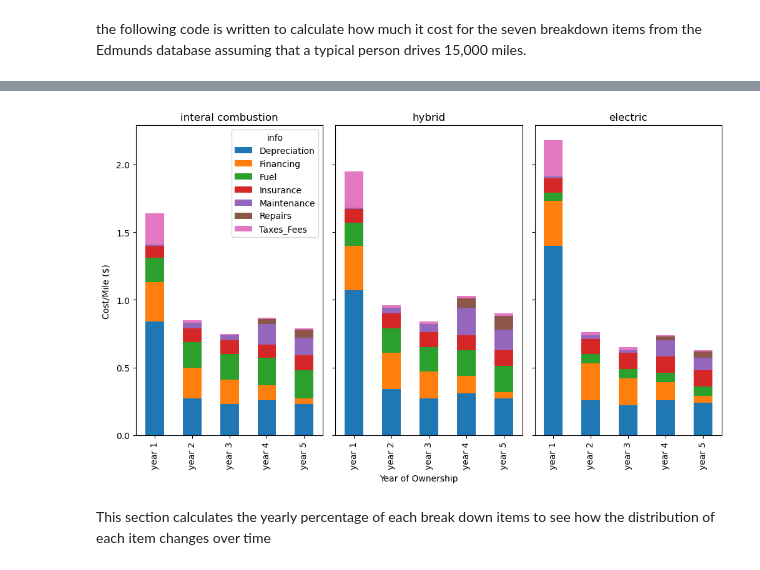
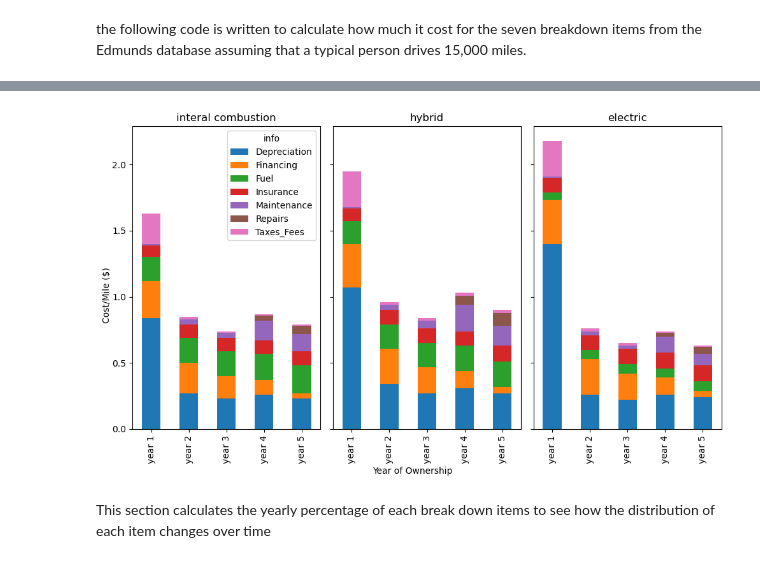
Before and after one commit to ekfrib23/project1-ev-ice, a Jupyter notebook: analysis_5year_ownership_all.ipynb, the cells around one changed output, grey strips where cells are left out. Saved outputs shown, nothing was run; the diff lists cells and outputs as text; code cells hidden in the pictures.

```diff
--- a/analysis_5year_ownership_all.ipynb
+++ b/analysis_5year_ownership_all.ipynb
@@ -130,34 +130,37 @@ yearly_cost_avg
 # %%
 # creating yearly cost for internal combustion engine cars and seting index to break down cost item
 ice_yearly_cost_avg=yearly_cost_avg[yearly_cost_avg['type']=='internal combustion'].set_index('info')
 # deleteing type column
 del ice_yearly_cost_avg['type']
 # creating yearly cost for electric cars and seting index to break down cost item
 ev_yearly_cost_avg=yearly_cost_avg[yearly_cost_avg['type']=='electric'].set_index('info')
 # deleteing type column
 del ev_yearly_cost_avg['type']
 # creating yearly cost for hybrid cars and seting index to break down cost item
 hybrid_yearly_cost_avg=yearly_cost_avg[yearly_cost_avg['type']=='hybrid'].set_index('info')
 # deleteing type column
 del hybrid_yearly_cost_avg['type']
 
 # creating subplot
 fig, axes = plt.subplots(nrows=1, ncols=3, sharey=True, figsize = (10, 6))
 # transposing yearly cost/mile for internal combustion engine cars to plot verse year cost
 ice_yearly_cost_avg.T.plot.bar(stacked=True,ax=axes[0], title='interal combustion')
 # transposing yearly cost/mile for hybrid cars to plot verse year cost
 hybrid_yearly_cost_avg.T.plot.bar(stacked=True,ax=axes[1], title='hybrid', legend=False)
 # transposing yearly cost/mile for electric cars to plot verse year cost
 ev_yearly_cost_avg.T.plot.bar(stacked=True,ax=axes[2], title='electric', legend=False)
 # labeling x- and y-axes
-fig.text(0.5,0.0, "Year of Ownership", ha="center", va="center")
-fig.text(0.0,0.5, 'Cost/Mile ($)', ha="center", va="center", rotation=90)
+fig.text(0.5,0.04, "Year of Ownership", ha="center", va="center")
+fig.text(0.02,0.5, 'Cost/Mile ($)', ha="center", va="center", rotation=90)
 # triming extra white spacing
 fig.tight_layout()
+# fixing margin for labels
+plt.subplots_adjust(left=0.06)
+plt.subplots_adjust(bottom=0.15)
 # updating plot
 plt.show()
 # %% [output]
-[figure, old version]
+[figure, new version]
 # %%
 # saving figure to pdf
 fig.savefig("cost_per_mile.pdf")
```
Also changed, not shown: parts of 7 cells of this notebook, 4 other files.
